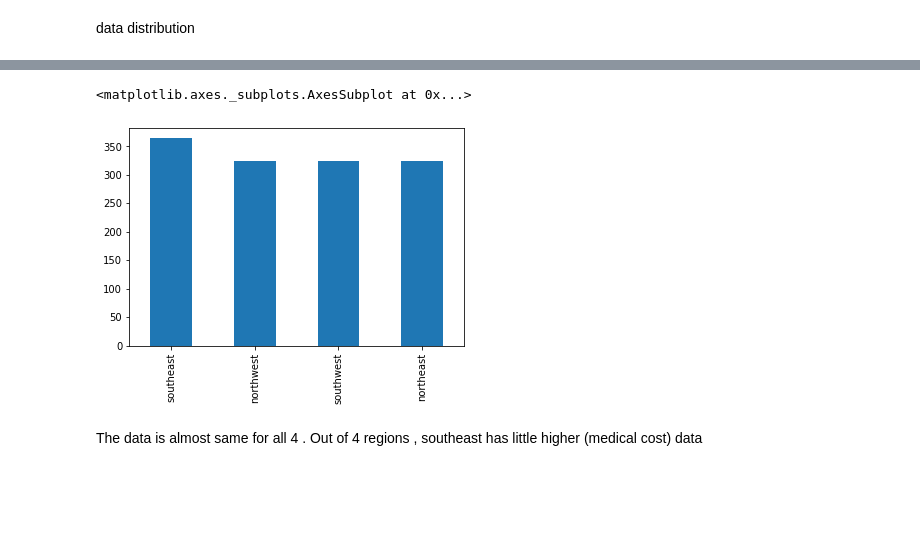
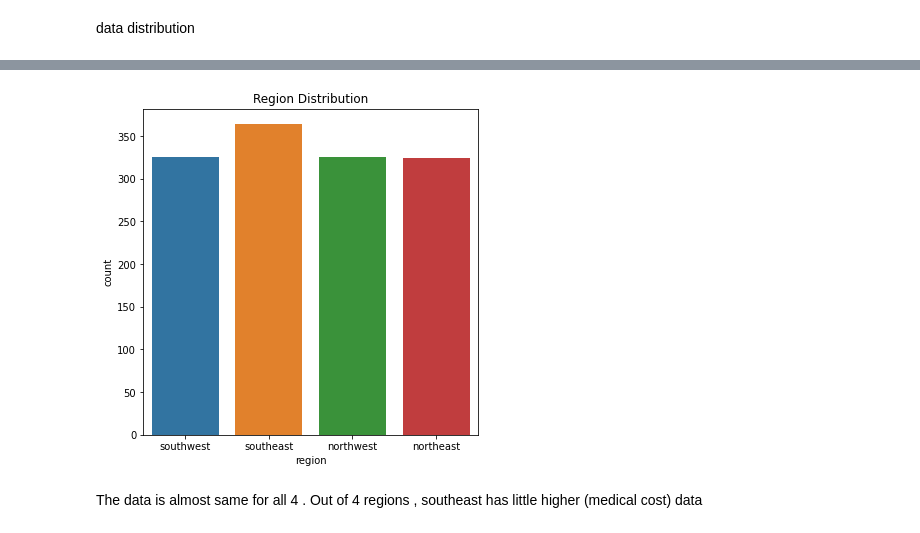
Before and after one commit to moni14-code/dataScience, a Jupyter notebook: medicalCost.ipynb, the cells around one changed output, grey strips where cells are left out. Drawn from its saved outputs; the diff is of its cells as text; code cells hidden in the pictures; blank space fills up the shorter version.

```diff
--- a/medicalCost.ipynb
+++ b/medicalCost.ipynb
@@ -100,10 +89,13 @@ southwest    325
 northeast    324
 Name: region, dtype: int64
-# %%
-medical['region'].value_counts().plot(kind='bar')
-# %% [output]
-<matplotlib.axes._subplots.AxesSubplot at 0x...>
-[figure, removed]
+# %%
+
+plt.figure(figsize=(6,6))
+sns.countplot(x='region',data=medical)
+plt.title('Region Distribution')
+plt.show()
+# %% [output]
+[figure, added]
 # %% [markdown]
 The data is almost same for all 4 .
 Out of 4 regions , southeast has little higher (medical cost) data
```
Also changed, not shown: parts of 15 cells of this notebook.
